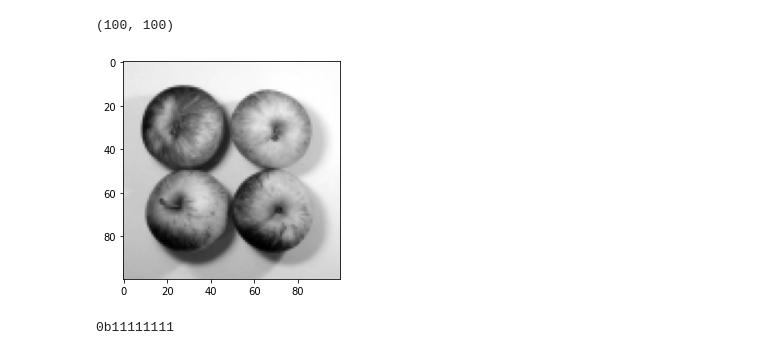
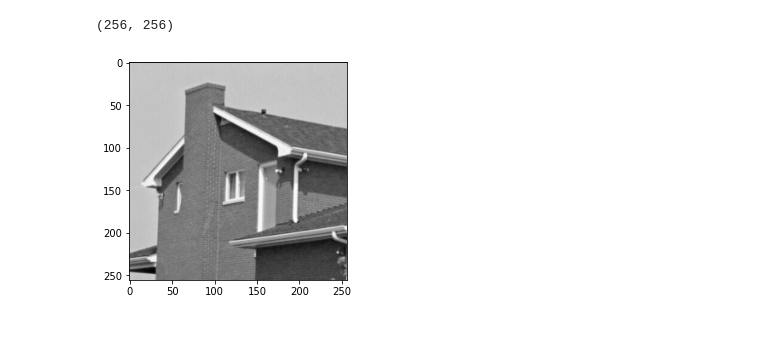
Before and after one commit to samiparnab2/Image-Processing-OpenCV-python, a Jupyter notebook: Steganography(LSB).ipynb, the cells around one changed output. Cells and saved outputs as stored; diff of their text form; code cells hidden in the pictures.

```diff
--- a/Steganography(LSB).ipynb
+++ b/Steganography(LSB).ipynb
@@ -14,8 +14,9 @@ plt.show()
 # %%
-msg=cv2.imread('images/GRAY_8BIT_100x100/'+input("enter path of message image"),0)
+#msg=cv2.imread('images/GRAY_8BIT_100x100/'+input("enter path of message image"),0)
+msg=cv2.imread('images/'+input("enter path of message image"),0)
 print(msg.shape)
 plt.imshow(msg,cmap='gray')
 plt.show()
 # %% [output]
-(100, 100)
+(256, 256)
-[figure, old version]
+[figure, new version]
@@ -31,6 +22,0 @@ stego_LSB(cover,msg,2)
-# %%
-h=255
-h=bin(h)
-print(h)
-# %% [output]
-0b11111111
```
Also changed, not shown: parts of 3 cells of this notebook.
